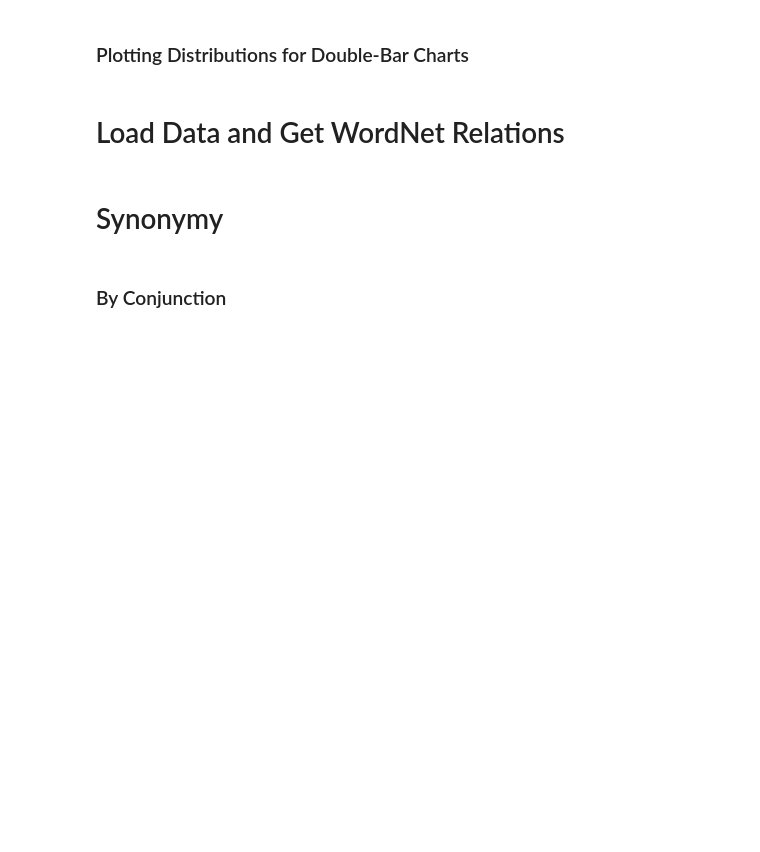
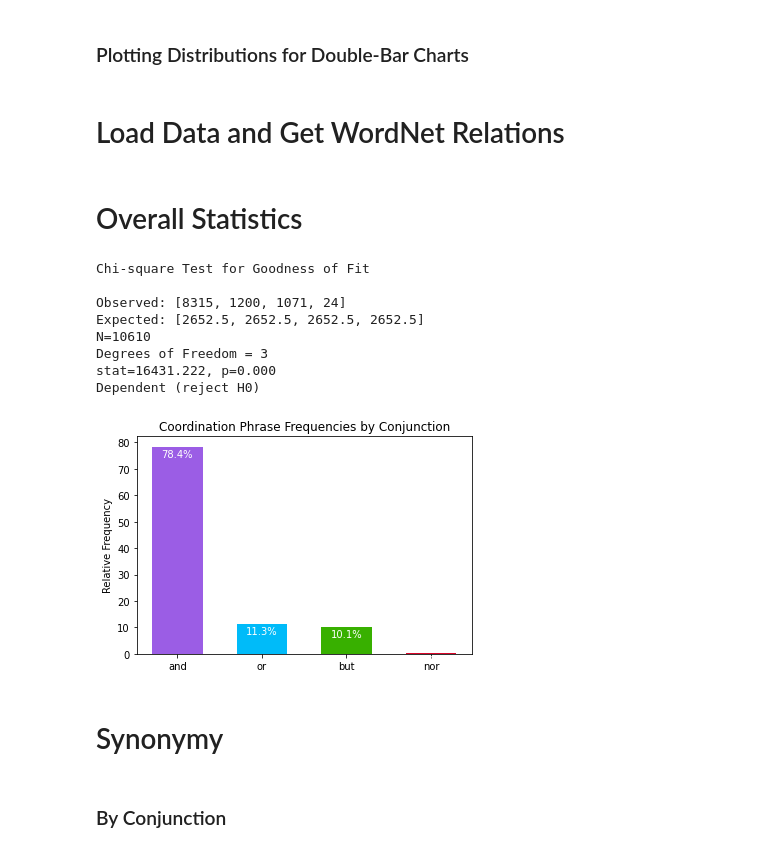
Before and after one commit to jkallini/SemanticCoordinationAnalysis, a Jupyter notebook: analysis.ipynb, the cells around one changed output. Cells and saved outputs as stored; diff of their text form; code cells hidden in the pictures; blank space fills up the shorter version.

Commit message:
Add chi-square goodness of fit tests

```diff
--- a/analysis.ipynb
+++ b/analysis.ipynb
@@ -100,0 +101,24 @@ def get_wordnet_dfs(df):
+# %%
+def chi2_goodness_of_fit(observed):
+    print("Chi-square Test for Goodness of Fit\n")
+
+    N = sum(observed)
+    expected = [N / len(observed)] * len(observed)
+    stat, p = chisquare(f_obs=observed, f_exp=expected)
+
+    prob = 0.95
+    alpha = 1.0 - prob
+
+    print('Observed:', observed)
+    print('Expected:', expected)
+    print('N={}'.format(N))
+    print('Degrees of Freedom = %d' % (len(observed) - 1))
+
+    # interpret p-value
+    print('stat=%.3f, p=%.3f' % (stat, p))
+    if p <= alpha:
+        print('Dependent (reject H0)')
+    else:
+        print('Independent (fail to reject H0)')
+
+    print()
@@ -169,7 +200,7 @@ def chi2_by_category(relation_df, freq_func, categories=CATEGORIES):
 # %% [markdown]
 ### Plotting Distributions on Single-Bar Charts
 # %%
-def plot_single_bar(labels, freqs, title, outfile, colors):
+def plot_single_bar(labels, freqs, title, outfile, colors, ylabel='Percentage (%)'):
 
     x = np.arange(len(labels))  # the label locations
     width = 0.6  # the width of the bars
@@ -179,7 +210,7 @@ def plot_single_bar(labels, freqs, title, outfile, colors):
     rects1 = ax.bar(x, freqs, width, color=colors)
 
     # Add some text for labels, title and custom x-axis tick labels, etc.
-    ax.set_ylabel('Percentage (%)')
+    ax.set_ylabel(ylabel)
     ax.set_title(title)
     ax.set_xticks(x)
     ax.set_xticklabels(labels)
@@ -376,6 +407,7 @@ pud_synonymy_df, pud_antonymy_df, pud_hypernymy_df, pud_cohyponymy_df, pud_entai
     = get_wordnet_dfs(pud_samples)
 
 # All sources
+all_samples = pd.concat([gum_samples, ewt_samples, pud_samples])
 all_synonymy_df = pd.concat(
     [gum_synonymy_df, ewt_synonymy_df, pud_synonymy_df], axis=0, ignore_index=True)
 all_antonymy_df = pd.concat(
@@ -394,6 +426,30 @@ utils.pretty_print(all_hypernymy_df[all_hypernymy_df['2nd Conjunct Hypernym?']],
 utils.pretty_print(all_cohyponymy_df[all_cohyponymy_df['Co-hyponyms?']], 'rtf/co-hyponyms.rtf')
 utils.pretty_print(all_entailment_df[all_entailment_df['1st Conjunct Entails 2nd?']], 'rtf/1st_entailments.rtf')
 utils.pretty_print(all_entailment_df[all_entailment_df['2nd Conjunct Entails 1st?']], 'rtf/2nd_entailments.rtf')
+# %% [markdown]
+# Overall Statistics
+# %%
+and_count = len(all_samples[all_samples['Conjunction'] == 'and'])
+or_count = len(all_samples[all_samples['Conjunction'] == 'or'])
+but_count = len(all_samples[all_samples['Conjunction'] == 'but'])
+nor_count = len(all_samples[all_samples['Conjunction'] == 'nor'])
+
+conj_counts = [and_count, or_count, but_count, nor_count]
+conj_dist = [count / sum(conj_counts) for count in conj_counts]
+chi2_goodness_of_fit(conj_counts)
+plot_single_bar(['and', 'or', 'but', 'nor'], conj_dist,
+'Coordination Phrase Frequencies by Conjunction', 'charts/conjunction_frequencies',
+CONJUNCTION_COLORS.values(), 'Relative Frequency')
+# %% [output]
+Chi-square Test for Goodness of Fit
+
+Observed: [8315, 1200, 1071, 24]
+Expected: [2652.5, 2652.5, 2652.5, 2652.5]
+N=10610
+Degrees of Freedom = 3
+stat=16431.222, p=0.000
+Dependent (reject H0)
+[figure, added]
 # %% [markdown]
 # Synonymy
 # %%
```
Also changed, not shown: parts of 15 cells of this notebook.
